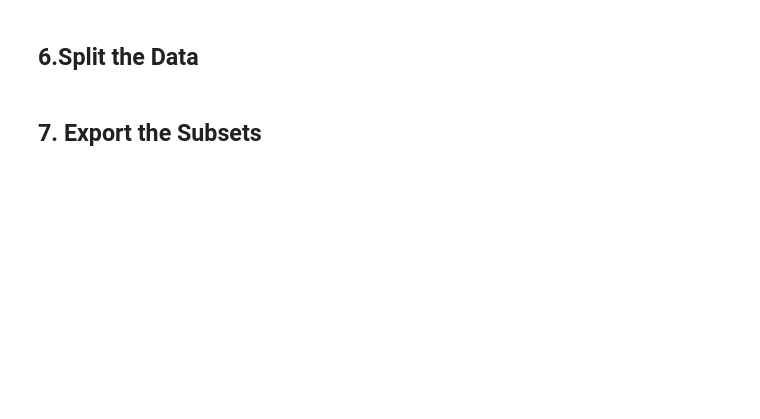
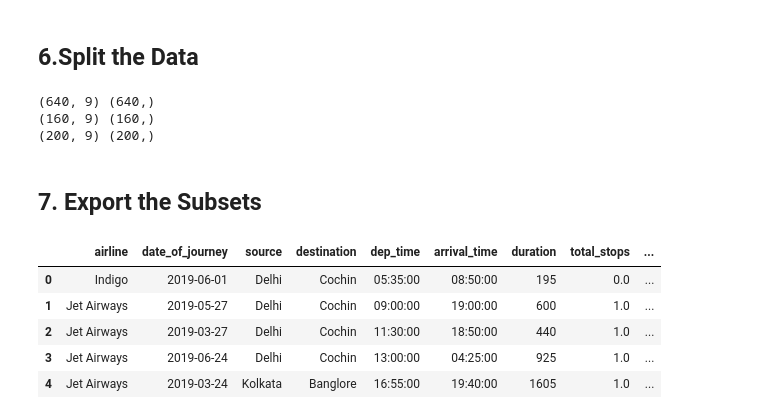
Before and after one commit to Vaibhav15032704/Sagemaker-Flight_Price_Prediction, a Jupyter notebook: notebooks/data-cleaning.ipynb, the cells around one changed output. Drawn from its saved outputs; the diff is of its cells as text; code cells hidden in the pictures; blank space fills up the shorter version.

Commit message:
data spliting & exporting

```diff
--- a/notebooks/data-cleaning.ipynb
+++ b/notebooks/data-cleaning.ipynb
@@ -477,4 +478,37 @@ flights_cleaned
 # %% [markdown]
 ## 6.Split the Data
+# %%
+flights_final = flights_cleaned.sample(1000)
+# %%
+X = flights_final.drop(columns="price")
+y = flights_final.price.copy()
+# %%
+X_, X_test, y_, y_test = train_test_split(X, y, test_size=0.2, random_state=42)
+X_train, X_val, y_train, y_val = train_test_split(X_, y_, test_size=0.2, random_state=42)
+
+print(X_train.shape, y_train.shape)
+print(X_val.shape, y_val.shape)
+print(X_test.shape, y_test.shape)
+# %% [output]
+(640, 9) (640,)
+(160, 9) (160,)
+(200, 9) (200,)
 # %% [markdown]
 ## 7. Export the Subsets
+# %%
+def export_data(X, y, name):
+	file_name = f"{name}.csv"
+	file_path = os.path.join(PROJECT_DIR, DATA_DIR, file_name)
+
+	X.join(y).to_csv(file_path, index=False)
+
+	return pd.read_csv(file_path).head()
+# %%
+export_data(X_train, y_train, "train")
+# %% [output]
+|  | airline | date_of_journey | source | destination | dep_time | arrival_time | duration | total_stops | ... |
+| 0 | Indigo | 2019-06-01 | Delhi | Cochin | 05:35:00 | 08:50:00 | 195 | 0.0 | ... |
+| 1 | Jet Airways | 2019-05-27 | Delhi | Cochin | 09:00:00 | 19:00:00 | 600 | 1.0 | ... |
+| 2 | Jet Airways | 2019-03-27 | Delhi | Cochin | 11:30:00 | 18:50:00 | 440 | 1.0 | ... |
+| 3 | Jet Airways | 2019-06-24 | Delhi | Cochin | 13:00:00 | 04:25:00 | 925 | 1.0 | ... |
+| 4 | Jet Airways | 2019-03-24 | Kolkata | Banglore | 16:55:00 | 19:40:00 | 1605 | 1.0 | ... |
```
Also changed, not shown: parts of 4 cells of this notebook, 3 other files.
